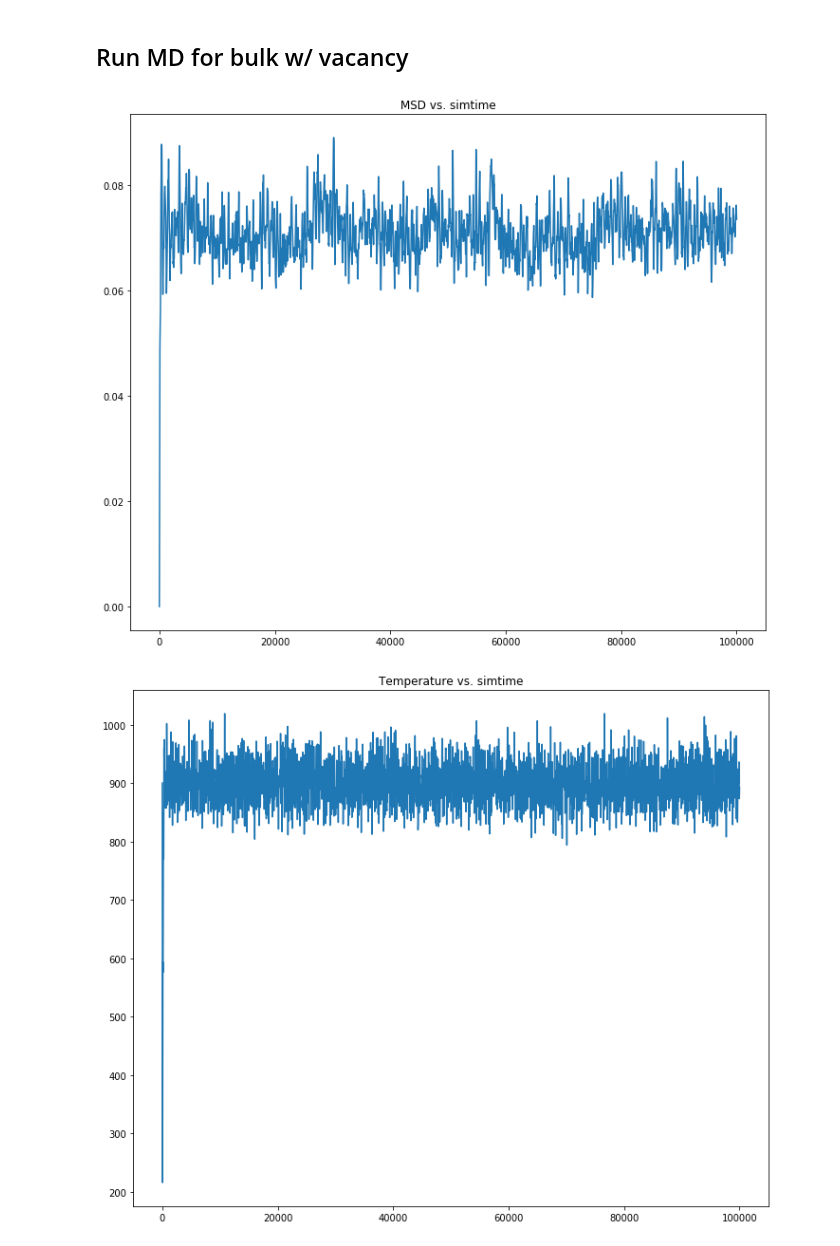
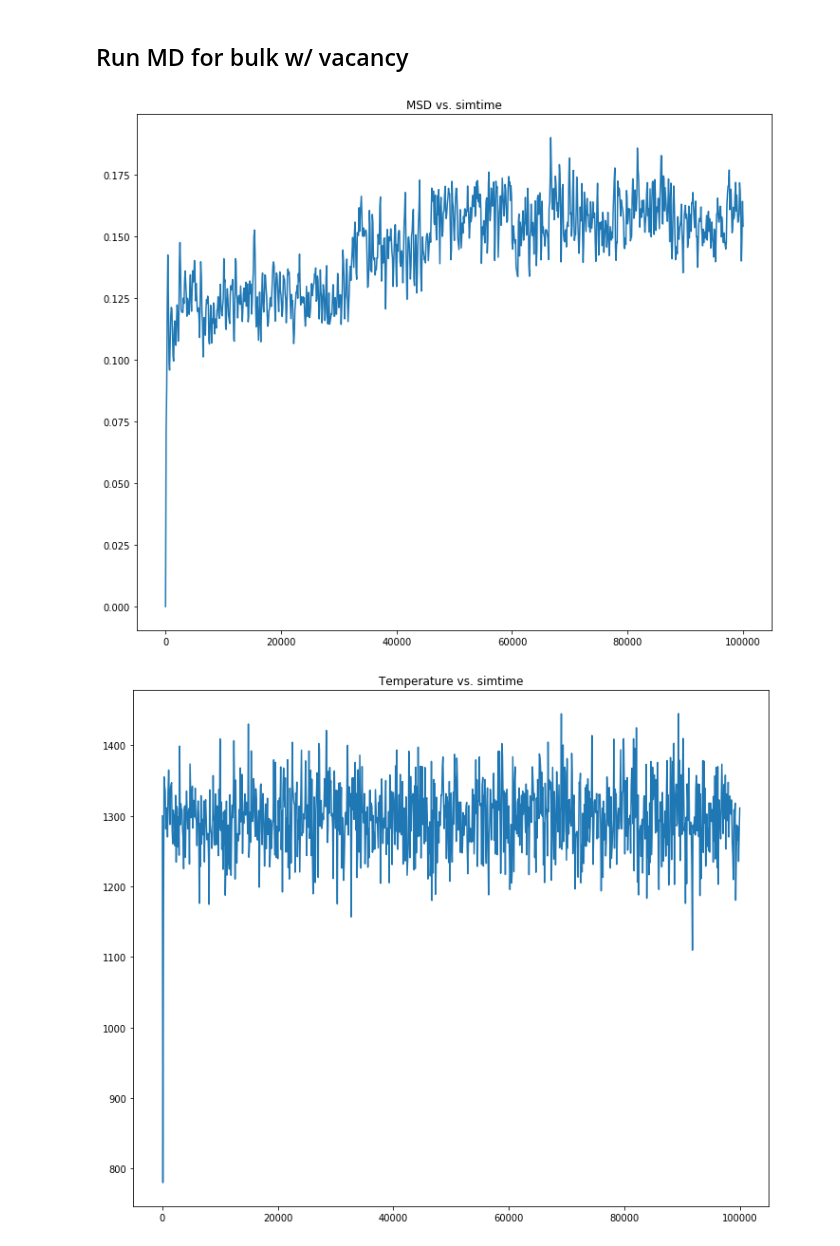
Before and after one commit to simonbatzner/electron-density, a Jupyter notebook: EAM/Diffusion_EAM.ipynb, the cells around one changed output. Cells and saved outputs as stored; diff of their text form; code cells hidden in the pictures.

```diff
--- a/EAM/Diffusion_EAM.ipynb
+++ b/EAM/Diffusion_EAM.ipynb
@@ -433,7 +446,7 @@ def compute_dynamics(struc_type, el, alat, timestep, nsteps, temperature, width,
         'TEMPERATURE': temperature,
         'NSTEPS': nsteps,
         'TIMESTEP': timestep,
-        'TOUTPUT': 1,  # how often to write thermo output
+        'TOUTPUT': 100,  # how often to write thermo output
         'TDAMP': 50 * timestep,  # thermostat damping time scale
         'RDFFRAME': int(nsteps / 4),  # frames for radial distribution function
     }
@@ -701,9 +715,9 @@ struc = structure = Struc(ase2struc(struc))
 # %%
 # MD params
 nsteps = 100000
-temperature = 900
+temperature = 1300
 # %%
-output, rdfs = md_run(el, lattice, nsteps, temperature, None, None, None, struc_type='bulk_vacancy', struc = struc)
+output, rdfs = md_run(el, alat_relax, nsteps, temperature, None, None, None, struc_type='bulk_vacancy', struc = struc)
 # %% [output]
-[figure, old version]
+[figure, new version]
-[figure, old version]
+[figure, new version]
```
Also changed, not shown: parts of 16 cells of this notebook, 5 other files.
